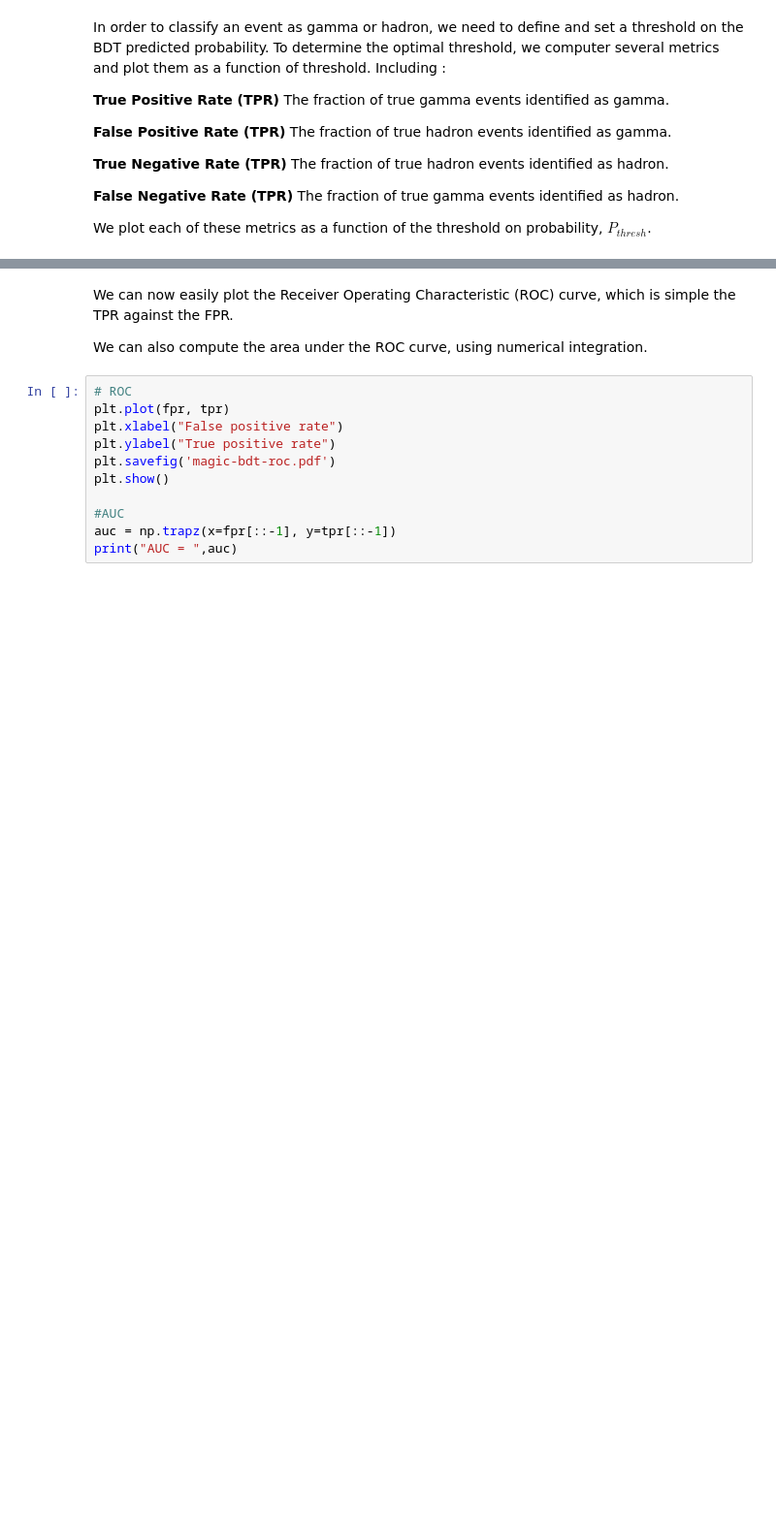
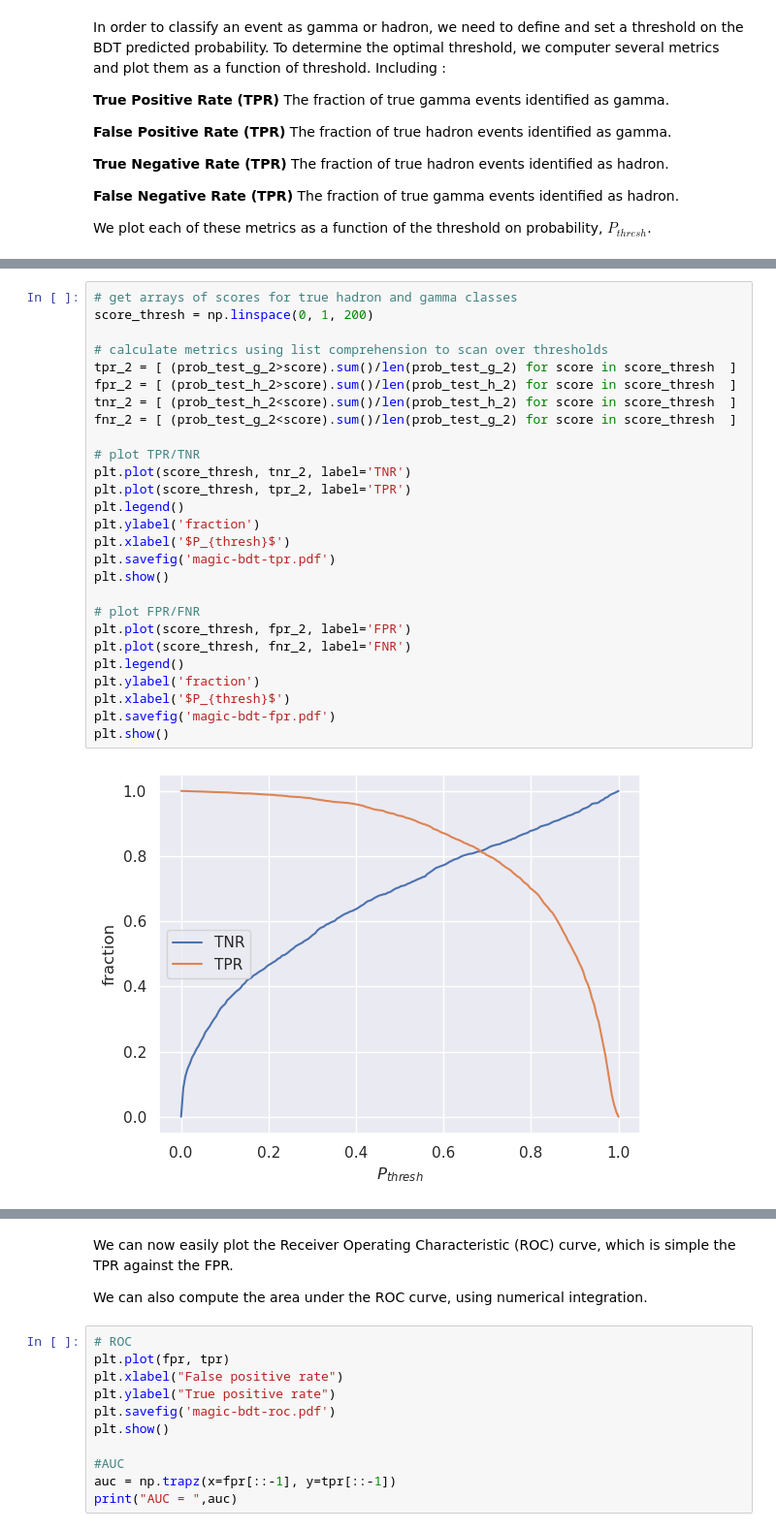
Before and after one commit to bristol-dune/atmospherics-tools, a Jupyter notebook: BDT/Week8-Example-BDT.ipynb, the cells around one changed output, grey strips where cells are left out. Shown at 97% size. Drawn from its saved outputs; the diff is of its cells as text; blank space fills up the shorter version.

```diff
--- a/BDT/Week8-Example-BDT.ipynb
+++ b/BDT/Week8-Example-BDT.ipynb
@@ -213,0 +248,29 @@ plt.show()
+# %%
+# get arrays of scores for true hadron and gamma classes
+score_thresh = np.linspace(0, 1, 200)
+
+# calculate metrics using list comprehension to scan over thresholds
+tpr_2 = [ (prob_test_g_2>score).sum()/len(prob_test_g_2) for score in score_thresh  ]
+fpr_2 = [ (prob_test_h_2>score).sum()/len(prob_test_h_2) for score in score_thresh  ]
+tnr_2 = [ (prob_test_h_2<score).sum()/len(prob_test_h_2) for score in score_thresh  ]
+fnr_2 = [ (prob_test_g_2<score).sum()/len(prob_test_g_2) for score in score_thresh  ]
+
+# plot TPR/TNR
+plt.plot(score_thresh, tnr_2, label='TNR')
+plt.plot(score_thresh, tpr_2, label='TPR')
+plt.legend()
+plt.ylabel('fraction')
+plt.xlabel('$P_{thresh}$')
+plt.savefig('magic-bdt-tpr.pdf')
+plt.show()
+
+# plot FPR/FNR
+plt.plot(score_thresh, fpr_2, label='FPR')
+plt.plot(score_thresh, fnr_2, label='FNR')
+plt.legend()
+plt.ylabel('fraction')
+plt.xlabel('$P_{thresh}$')
+plt.savefig('magic-bdt-fpr.pdf')
+plt.show()
+# %% [output]
+[figure, added]
```
Also changed, not shown: parts of 14 cells of this notebook, 30 other files.
